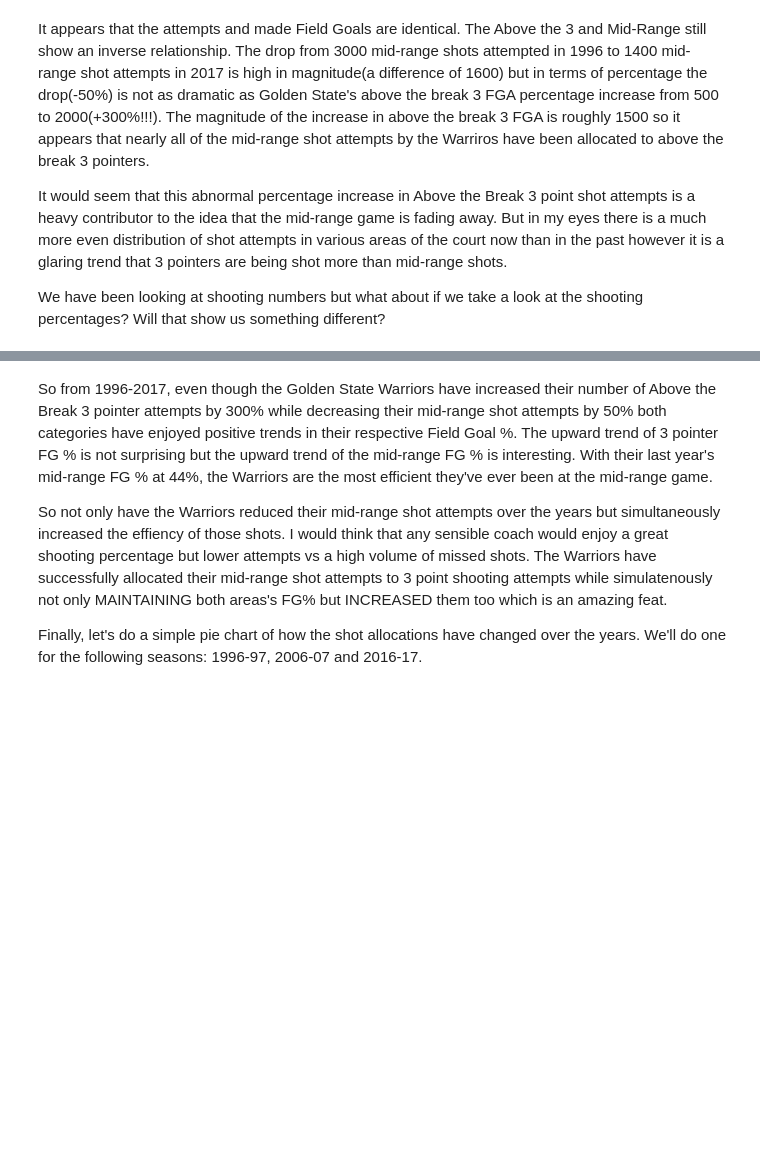
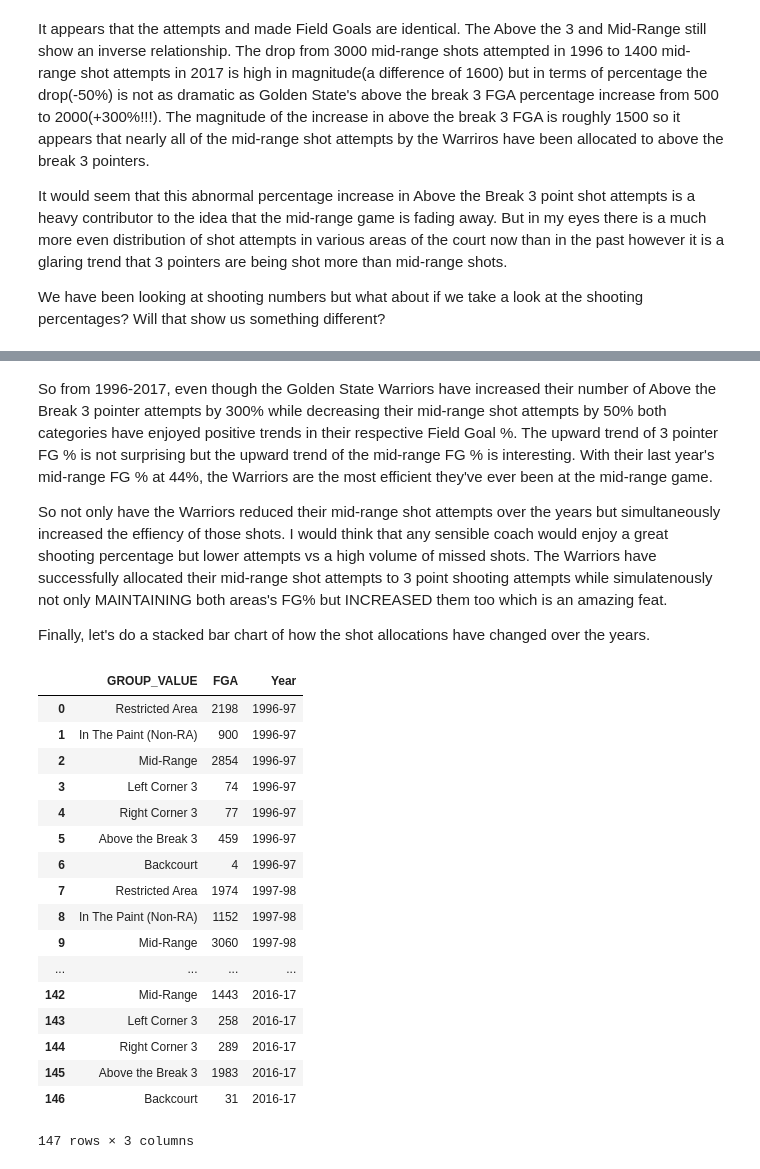
Before and after one commit to RodellRodriguez/golden-state-warriors, a Jupyter notebook: Time Series Golden State Warriors.ipynb, the cells around one changed output, grey strips where cells are left out. Cells and saved outputs as stored; diff of their text form; code cells hidden in the pictures; blank space fills up the shorter version.

```diff
--- a/Time Series Golden State Warriors.ipynb
+++ b/Time Series Golden State Warriors.ipynb
@@ -274,4 +274,26 @@ So from 1996-2017, even though the Golden State Warriors have increased their nu
 So not only have the Warriors reduced their mid-range shot attempts over the years but simultaneously increased the effiency of those shots. I would think that any sensible coach would enjoy a great shooting percentage but lower attempts vs a high volume of missed shots. The Warriors have successfully allocated their mid-range shot attempts to 3 point shooting attempts while simulatenously not only MAINTAINING both areas's FG% but INCREASED them too which is  an amazing feat.
 
 
-Finally, let's do a simple pie chart of how the shot allocations have changed over the years. We'll do one for the following seasons: 1996-97, 2006-07 and 2016-17.
+Finally, let's do a stacked bar chart of how the shot allocations have changed over the years.
+# %%
+shot_area_all_fga = final_shot_area_df[['GROUP_VALUE','FGA','Year']]
+shot_area_all_fga
+# %% [output]
+|  | GROUP_VALUE | FGA | Year |
+| 0 | Restricted Area | 2198 | 1996-97 |
+| 1 | In The Paint (Non-RA) | 900 | 1996-97 |
+| 2 | Mid-Range | 2854 | 1996-97 |
+| 3 | Left Corner 3 | 74 | 1996-97 |
+| 4 | Right Corner 3 | 77 | 1996-97 |
+| 5 | Above the Break 3 | 459 | 1996-97 |
+| 6 | Backcourt | 4 | 1996-97 |
+| 7 | Restricted Area | 1974 | 1997-98 |
+| 8 | In The Paint (Non-RA) | 1152 | 1997-98 |
+| 9 | Mid-Range | 3060 | 1997-98 |
+| ... | ... | ... | ... |
+| 142 | Mid-Range | 1443 | 2016-17 |
+| 143 | Left Corner 3 | 258 | 2016-17 |
+| 144 | Right Corner 3 | 289 | 2016-17 |
+| 145 | Above the Break 3 | 1983 | 2016-17 |
+| 146 | Backcourt | 31 | 2016-17 |
+147 rows × 3 columns
```
Also changed, not shown: parts of 6 cells of this notebook.
